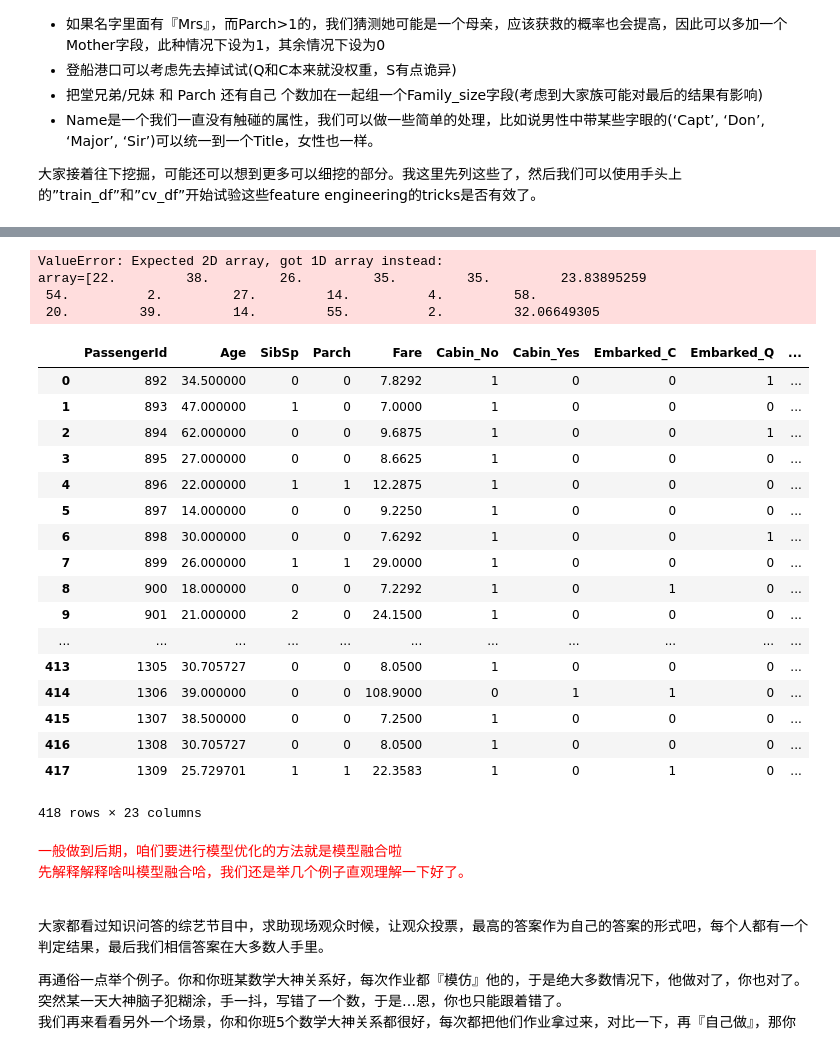
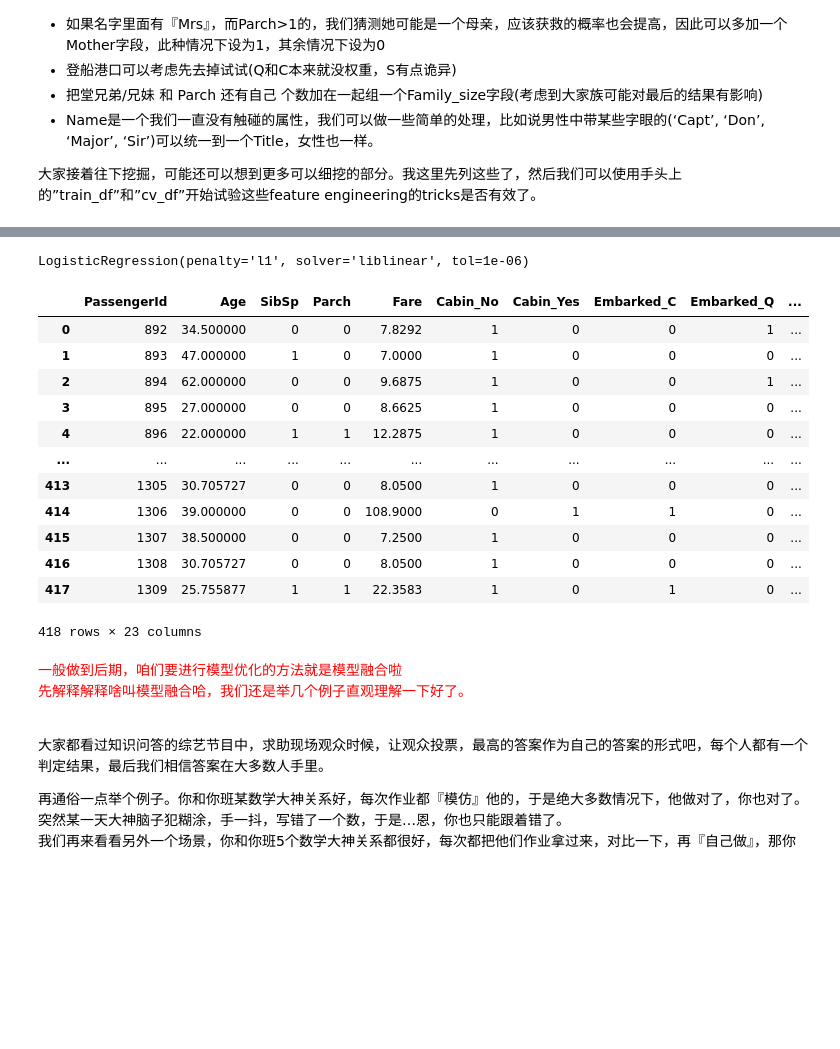
Before and after one commit to shangMQ/MachineLearning, a Jupyter notebook: 模型评估/Titanic/Titanic.ipynb, the cells around one changed output, grey strips where cells are left out. Saved outputs shown, nothing was run; the diff lists cells and outputs as text; code cells hidden in the pictures; blank space fills up the shorter version.

```diff
--- a/模型评估/Titanic/Titanic.ipynb
+++ b/模型评估/Titanic/Titanic.ipynb
@@ -407,7 +428,7 @@ data_train
 891 rows × 12 columns
 # %%
 age_df = data_train[['Age','Fare', 'Parch', 'SibSp', 'Pclass']]
-known_age = age_df[age_df.Age.isnull()].as_matrix()
+known_age = age_df[age_df.Age.isnull()].values
 known_age.shape
 # %% [output]
 (177, 5)
@@ -421,8 +442,8 @@ def set_missing_ages(df):
     age_df = df[['Age','Fare', 'Parch', 'SibSp', 'Pclass']]
 
     # 乘客分成已知年龄和未知年龄两部分
-    known_age = age_df[age_df.Age.notnull()].as_matrix()
-    unknown_age = age_df[age_df.Age.isnull()].as_matrix()
+    known_age = age_df[age_df.Age.notnull()].values
+    unknown_age = age_df[age_df.Age.isnull()].values
 
     # y即目标年龄
     y = known_age[:, 0]
@@ -438,7 +459,7 @@ def set_missing_ages(df):
     predictedAges = rfr.predict(unknown_age[:, 1::])
 
     # 用得到的预测结果填补原缺失数据
-    df.loc[ (df.Age.isnull()), 'Age' ] = predictedAges
+    df.loc[(df.Age.isnull()), 'Age'] = predictedAges
 
     return df, rfr
 
@@ -603,10 +605,10 @@ data_test.loc[ (data_test.Fare.isnull()), 'Fare' ] = 0
 # 接着我们对test_data做和train_data中一致的特征变换
 # 首先用同样的RandomForestRegressor模型填上丢失的年龄
 tmp_df = data_test[['Age','Fare', 'Parch', 'SibSp', 'Pclass']]
-null_age = tmp_df[data_test.Age.isnull()].as_matrix()
+null_age = tmp_df[data_test.Age.isnull()].values
 # 根据特征属性X预测年龄并补上
-X = null_age[:, 1:]
-predictedAges = rfr.predict(X)
+null_age_features = null_age[:, 1:]
+predictedAges = rfr.predict(null_age_features)
 data_test.loc[ (data_test.Age.isnull()), 'Age' ] = predictedAges
 
 data_test = set_Cabin_type(data_test)
@@ -949,8 +952,8 @@ def set_missing_ages(df):
     age_df = df[['Age','Fare', 'Parch', 'SibSp', 'Pclass']]
 
     # 乘客分成已知年龄和未知年龄两部分
-    known_age = age_df[age_df.Age.notnull()].as_matrix()
-    unknown_age = age_df[age_df.Age.isnull()].as_matrix()
+    known_age = age_df[age_df.Age.notnull()].values
+    unknown_age = age_df[age_df.Age.isnull()].values
 
     # y即目标年龄
     y = known_age[:, 0]
@@ -989,15 +992,15 @@ df = pd.concat([data_train, dummies_Cabin, dummies_Embarked, dummies_Sex, dummie
 df.drop(['Pclass', 'Name', 'Sex', 'Ticket', 'Cabin', 'Embarked', 'Sex_Pclass'], axis=1, inplace=True)
 import sklearn.preprocessing as preprocessing
 scaler = preprocessing.StandardScaler()
-age_scale_param = scaler.fit(df['Age'])
-df['Age_scaled'] = scaler.fit_transform(df['Age'], age_scale_param)
-fare_scale_param = scaler.fit(df['Fare'])
-df['Fare_scaled'] = scaler.fit_transform(df['Fare'], fare_scale_param)
+age_scale_param = scaler.fit(df['Age'].values.reshape(-1,1))
+df['Age_scaled'] = scaler.fit_transform(df['Age'].values.reshape(-1,1))
+fare_scale_param = scaler.fit(df['Fare'].values.reshape(-1,1))
+df['Fare_scaled'] = scaler.fit_transform(df['Fare'].values.reshape(-1,1))
 
 from sklearn import linear_model
 
 train_df = df.filter(regex='Survived|Age_.*|SibSp|Parch|Fare_.*|Cabin_.*|Embarked_.*|Sex_.*|Pclass.*')
-train_np = train_df.as_matrix()
+train_np = train_df.values
 
 # y即Survival结果
 y = train_np[:, 0]
@@ -1006,58 +1009,50 @@ y = train_np[:, 0]
 X = train_np[:, 1:]
 
 # fit到RandomForestRegressor之中
-clf = linear_model.LogisticRegression(C=1.0, penalty='l1', tol=1e-6)
+clf = linear_model.LogisticRegression(C=1.0,solver='liblinear', penalty='l1', tol=1e-6)
 clf.fit(X, y)
 clf
 # %% [output]
-ValueError: Expected 2D array, got 1D array instead:
-array=[22.         38.         26.         35.         35.         23.83895259
- 54.          2.         27.         14.          4.         58.
- 20.         39.         14.         55.          2.         32.06649305
+LogisticRegression(penalty='l1', solver='liblinear', tol=1e-06)
 # %%
 data_test = pd.read_csv("test.csv")
 data_test.loc[ (data_test.Fare.isnull()), 'Fare' ] = 0
 data_test['Sex_Pclass'] = data_test.Sex + "_" + data_test.Pclass.map(str)
 # 接着我们对test_data做和train_data中一致的特征变换
 # 首先用同样的RandomForestRegressor模型填上丢失的年龄
 tmp_df = data_test[['Age','Fare', 'Parch', 'SibSp', 'Pclass']]
-null_age = tmp_df[data_test.Age.isnull()].as_matrix()
+null_age = tmp_df[data_test.Age.isnull()].values
 # 根据特征属性X预测年龄并补上
 X = null_age[:, 1:]
 predictedAges = rfr.predict(X)
 data_test.loc[ (data_test.Age.isnull()), 'Age' ] = predictedAges
 
 data_test = set_Cabin_type(data_test)
 dummies_Cabin = pd.get_dummies(data_test['Cabin'], prefix= 'Cabin')
 dummies_Embarked = pd.get_dummies(data_test['Embarked'], prefix= 'Embarked')
 dummies_Sex = pd.get_dummies(data_test['Sex'], prefix= 'Sex')
 dummies_Pclass = pd.get_dummies(data_test['Pclass'], prefix= 'Pclass')
 dummies_Sex_Pclass = pd.get_dummies(data_test['Sex_Pclass'], prefix= 'Sex_Pclass')
 
 
 df_test = pd.concat([data_test, dummies_Cabin, dummies_Embarked, dummies_Sex, dummies_Pclass, dummies_Sex_Pclass], axis=1)
 df_test.drop(['Pclass', 'Name', 'Sex', 'Ticket', 'Cabin', 'Embarked', 'Sex_Pclass'], axis=1, inplace=True)
-df_test['Age_scaled'] = scaler.fit_transform(df_test['Age'], age_scale_param)
-df_test['Fare_scaled'] = scaler.fit_transform(df_test['Fare'], fare_scale_param)
+df_test['Age_scaled'] = scaler.fit_transform(df_test['Age'].values.reshape(-1,1))
+df_test['Fare_scaled'] = scaler.fit_transform(df_test['Fare'].values.reshape(-1,1))
 df_test
 # %% [output]
 |  | PassengerId | Age | SibSp | Parch | Fare | Cabin_No | Cabin_Yes | Embarked_C | Embarked_Q | ... |
 | 0 | 892 | 34.500000 | 0 | 0 | 7.8292 | 1 | 0 | 0 | 1 | ... |
 | 1 | 893 | 47.000000 | 1 | 0 | 7.0000 | 1 | 0 | 0 | 0 | ... |
 | 2 | 894 | 62.000000 | 0 | 0 | 9.6875 | 1 | 0 | 0 | 1 | ... |
 | 3 | 895 | 27.000000 | 0 | 0 | 8.6625 | 1 | 0 | 0 | 0 | ... |
 | 4 | 896 | 22.000000 | 1 | 1 | 12.2875 | 1 | 0 | 0 | 0 | ... |
-| 5 | 897 | 14.000000 | 0 | 0 | 9.2250 | 1 | 0 | 0 | 0 | ... |
-| 6 | 898 | 30.000000 | 0 | 0 | 7.6292 | 1 | 0 | 0 | 1 | ... |
-| 7 | 899 | 26.000000 | 1 | 1 | 29.0000 | 1 | 0 | 0 | 0 | ... |
-| 8 | 900 | 18.000000 | 0 | 0 | 7.2292 | 1 | 0 | 1 | 0 | ... |
-| 9 | 901 | 21.000000 | 2 | 0 | 24.1500 | 1 | 0 | 0 | 0 | ... |
 | ... | ... | ... | ... | ... | ... | ... | ... | ... | ... | ... |
 | 413 | 1305 | 30.705727 | 0 | 0 | 8.0500 | 1 | 0 | 0 | 0 | ... |
 | 414 | 1306 | 39.000000 | 0 | 0 | 108.9000 | 0 | 1 | 1 | 0 | ... |
 | 415 | 1307 | 38.500000 | 0 | 0 | 7.2500 | 1 | 0 | 0 | 0 | ... |
 | 416 | 1308 | 30.705727 | 0 | 0 | 8.0500 | 1 | 0 | 0 | 0 | ... |
-| 417 | 1309 | 25.729701 | 1 | 1 | 22.3583 | 1 | 0 | 1 | 0 | ... |
+| 417 | 1309 | 25.755877 | 1 | 1 | 22.3583 | 1 | 0 | 1 | 0 | ... |
 418 rows × 23 columns
 # %%
 test = df_test.filter(regex='Age_.*|SibSp|Parch|Fare_.*|Cabin_.*|Embarked_.*|Sex_.*|Pclass.*')
```
Also changed, not shown: parts of 30 cells of this notebook.
